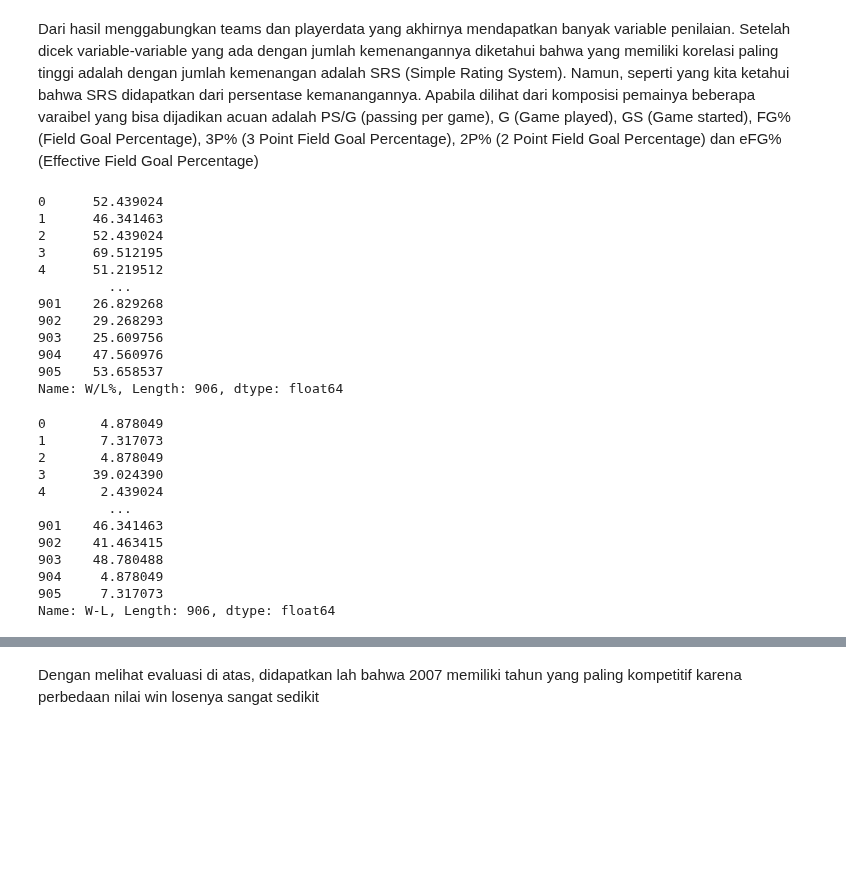
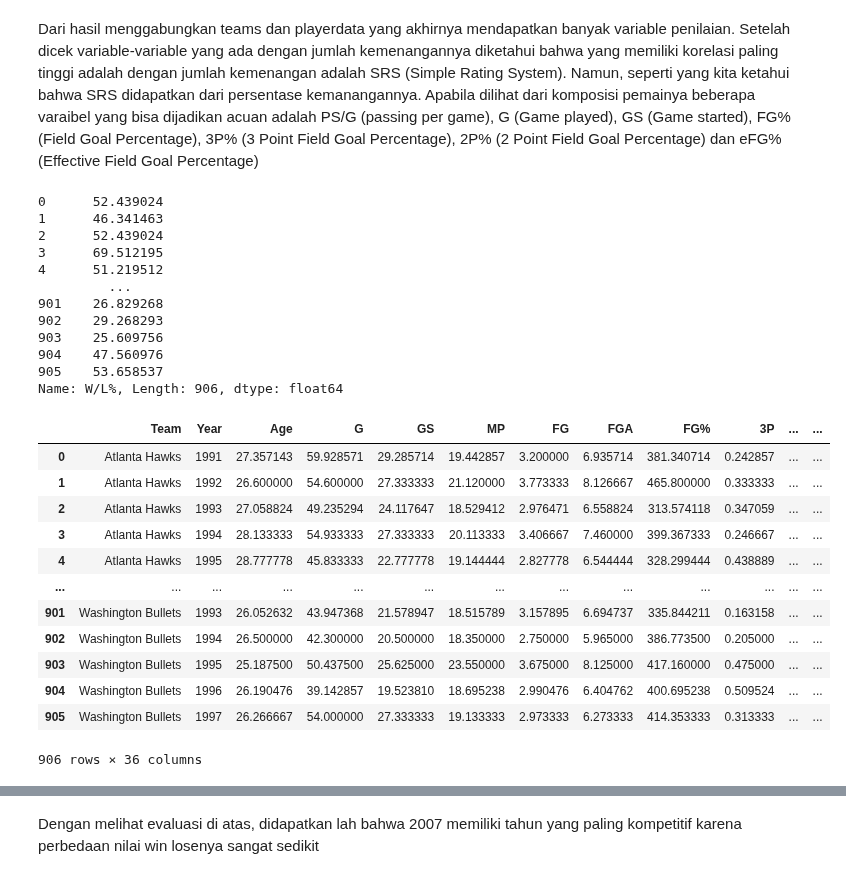
Before and after one commit to akmalgomal3/nba-kasddead, a Jupyter notebook: dataset-insight.ipynb, the cells around one changed output, grey strips where cells are left out. Saved outputs shown, nothing was run; the diff lists cells and outputs as text; code cells hidden in the pictures; blank space fills up the shorter version.

```diff
--- a/dataset-insight.ipynb
+++ b/dataset-insight.ipynb
@@ -731,33 +735,34 @@ Dari hasil menggabungkan teams dan playerdata yang akhirnya mendapatkan banyak v
 # %%
 new_data['W/L%'] = new_data['W']/(new_data['W']+new_data['L'])*100
 new_data['W-L'] = abs(new_data['W']-new_data['L'])/abs(new_data['W']+new_data['L'])*100
 display(new_data['W/L%'])
 # new_data.to_excel("new_data.xlsx")
-display(new_data['W-L'])
+display(new_data)
 # %% [output]
 0      52.439024
 1      46.341463
 2      52.439024
 3      69.512195
 4      51.219512
          ...
 901    26.829268
 902    29.268293
 903    25.609756
 904    47.560976
 905    53.658537
 Name: W/L%, Length: 906, dtype: float64
+|  | Team | Year | Age | G | GS | MP | FG | FGA | FG% | 3P | ... | ... |
+| 0 | Atlanta Hawks | 1991 | 27.357143 | 59.928571 | 29.285714 | 19.442857 | 3.200000 | 6.935714 | 381.340714 | 0.242857 | ... | ... |
+| 1 | Atlanta Hawks | 1992 | 26.600000 | 54.600000 | 27.333333 | 21.120000 | 3.773333 | 8.126667 | 465.800000 | 0.333333 | ... | ... |
+| 2 | Atlanta Hawks | 1993 | 27.058824 | 49.235294 | 24.117647 | 18.529412 | 2.976471 | 6.558824 | 313.574118 | 0.347059 | ... | ... |
+| 3 | Atlanta Hawks | 1994 | 28.133333 | 54.933333 | 27.333333 | 20.113333 | 3.406667 | 7.460000 | 399.367333 | 0.246667 | ... | ... |
+| 4 | Atlanta Hawks | 1995 | 28.777778 | 45.833333 | 22.777778 | 19.144444 | 2.827778 | 6.544444 | 328.299444 | 0.438889 | ... | ... |
+| ... | ... | ... | ... | ... | ... | ... | ... | ... | ... | ... | ... | ... |
+| 901 | Washington Bullets | 1993 | 26.052632 | 43.947368 | 21.578947 | 18.515789 | 3.157895 | 6.694737 | 335.844211 | 0.163158 | ... | ... |
+| 902 | Washington Bullets | 1994 | 26.500000 | 42.300000 | 20.500000 | 18.350000 | 2.750000 | 5.965000 | 386.773500 | 0.205000 | ... | ... |
+| 903 | Washington Bullets | 1995 | 25.187500 | 50.437500 | 25.625000 | 23.550000 | 3.675000 | 8.125000 | 417.160000 | 0.475000 | ... | ... |
+| 904 | Washington Bullets | 1996 | 26.190476 | 39.142857 | 19.523810 | 18.695238 | 2.990476 | 6.404762 | 400.695238 | 0.509524 | ... | ... |
+| 905 | Washington Bullets | 1997 | 26.266667 | 54.000000 | 27.333333 | 19.133333 | 2.973333 | 6.273333 | 414.353333 | 0.313333 | ... | ... |
-0       4.878049
-1       7.317073
-2       4.878049
-3      39.024390
-4       2.439024
-         ...
-901    46.341463
-902    41.463415
-903    48.780488
-904     4.878049
-905     7.317073
-Name: W-L, Length: 906, dtype: float64
+906 rows × 36 columns
 # %%
 new_data_two = new_data.groupby('Year')['W-L'].mean().reset_index()
```
Also changed, not shown: parts of 4 cells of this notebook.
